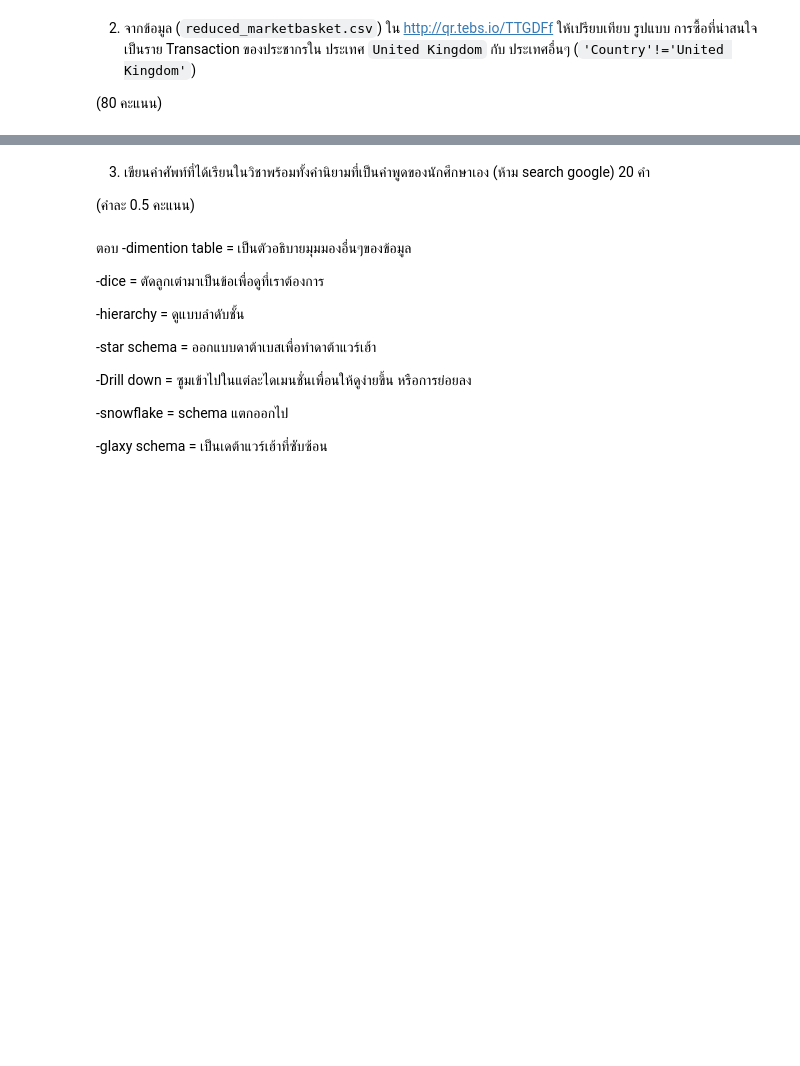
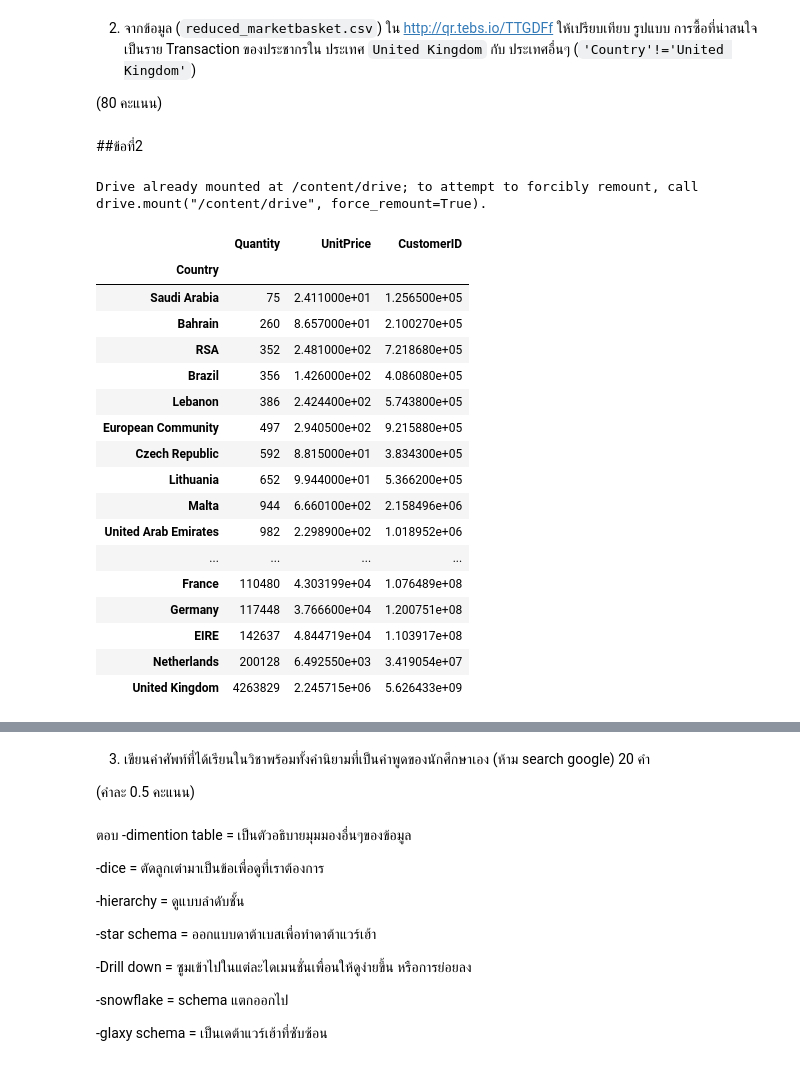
Before and after one commit to sureeratsalangsing/kku_data_mining, a Jupyter notebook: Final_Exam_2020.ipynb, the cells around one changed output, grey strips where cells are left out. Drawn from its saved outputs; the diff is of its cells as text; code cells hidden in the pictures; blank space fills up the shorter version.

````diff
--- a/Final_Exam_2020.ipynb
+++ b/Final_Exam_2020.ipynb
@@ -34,3 +105,5 @@ def is_food(inp):
 2. จากข้อมูล (```reduced_marketbasket.csv```) ใน http://qr.tebs.io/TTGDFf ให้เปรียบเทียบ รูปแบบ การซื้อที่น่าสนใจเป็นราย Transaction ของประชากรใน ประเทศ ```United Kingdom``` กับ ประเทศอื่นๆ (```'Country'!='United Kingdom'```)
 
 (80 คะแนน)
+# %% [markdown]
+##ข้อที่2
@@ -37 +113,6 @@ def is_food(inp):
+# %%
+from google.colab import drive
+drive.mount('/content/drive')
+# %% [output]
+Drive already mounted at /content/drive; to attempt to forcibly remount, call drive.mount("/content/drive", force_remount=True).
 # %%
@@ -39,0 +122,22 @@ path = '/content/drive/My Drive/DWDM_material'
+# %%
+table = data.groupby('Country').sum('Quantity').sort_values('Quantity')
+table
+# %% [output]
+|  | Quantity | UnitPrice | CustomerID |
+| Country |  |  |  |
+| Saudi Arabia | 75 | 2.411000e+01 | 1.256500e+05 |
+| Bahrain | 260 | 8.657000e+01 | 2.100270e+05 |
+| RSA | 352 | 2.481000e+02 | 7.218680e+05 |
+| Brazil | 356 | 1.426000e+02 | 4.086080e+05 |
+| Lebanon | 386 | 2.424400e+02 | 5.743800e+05 |
+| European Community | 497 | 2.940500e+02 | 9.215880e+05 |
+| Czech Republic | 592 | 8.815000e+01 | 3.834300e+05 |
+| Lithuania | 652 | 9.944000e+01 | 5.366200e+05 |
+| Malta | 944 | 6.660100e+02 | 2.158496e+06 |
+| United Arab Emirates | 982 | 2.298900e+02 | 1.018952e+06 |
+| ... | ... | ... | ... |
+| France | 110480 | 4.303199e+04 | 1.076489e+08 |
+| Germany | 117448 | 3.766600e+04 | 1.200751e+08 |
+| EIRE | 142637 | 4.844719e+04 | 1.103917e+08 |
+| Netherlands | 200128 | 6.492550e+03 | 3.419054e+07 |
+| United Kingdom | 4263829 | 2.245715e+06 | 5.626433e+09 |
````
Also changed, not shown: parts of 13 cells of this notebook.
